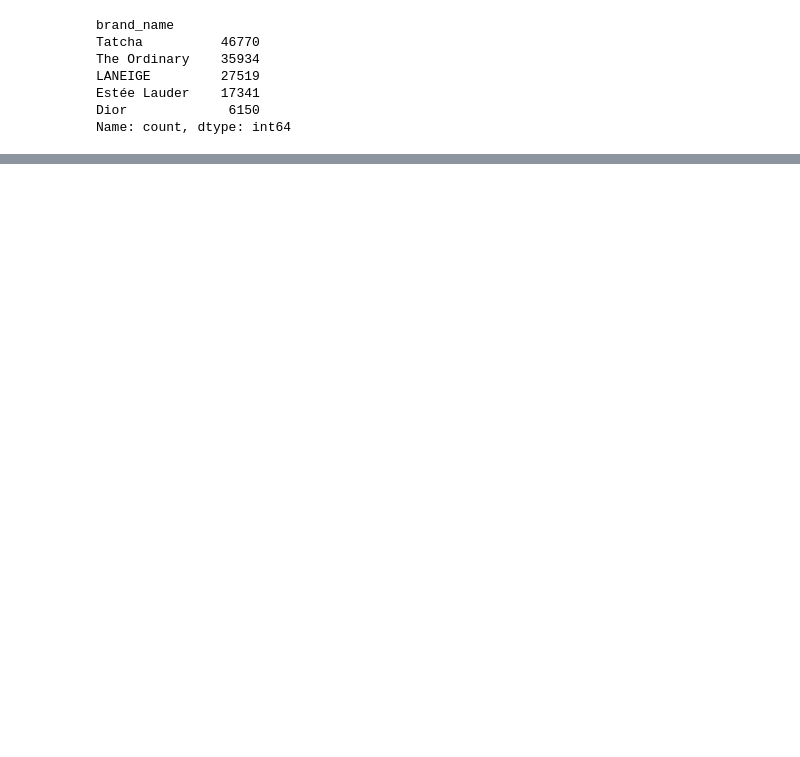
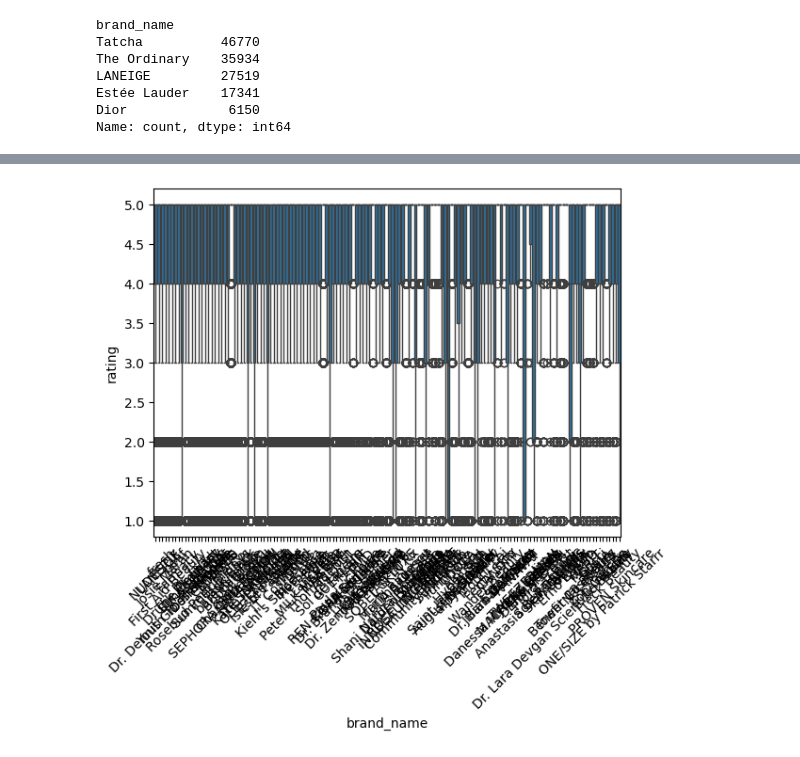
Before and after one commit to dcasey07/sephora-reviews, a Jupyter notebook: reviews.ipynb, the cells around one changed output, grey strips where cells are left out. Cells and saved outputs as stored; diff of their text form; code cells hidden in the pictures; blank space fills up the shorter version.

```diff
--- a/reviews.ipynb
+++ b/reviews.ipynb
@@ -102,0 +112,8 @@ target_brands_df
+# %%
+import seaborn as sns
+import matplotlib.pyplot as plt
+sns.boxplot(x='brand_name', y='rating', data=complete_df)
+plt.xticks(rotation=45)
+plt.show()
+# %% [output]
+[figure, added]
```
Also changed, not shown: parts of 16 cells of this notebook.
